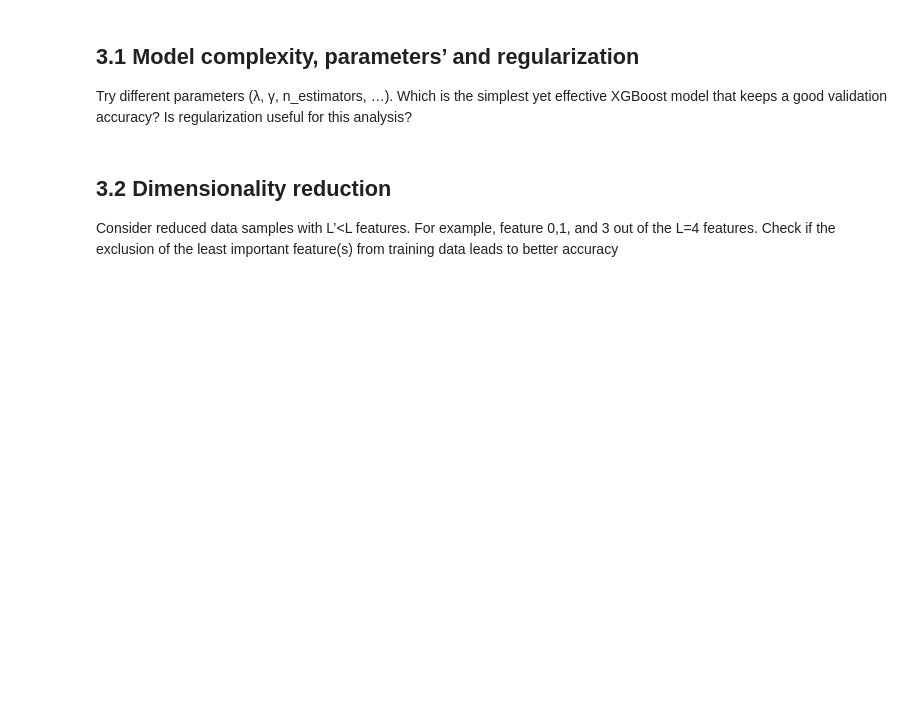
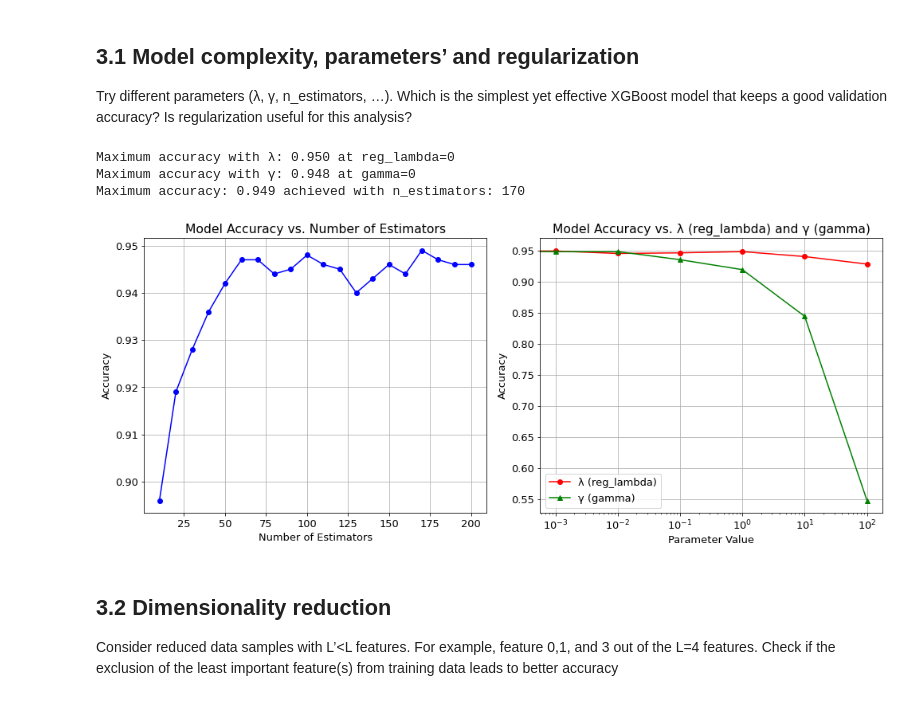
Before and after one commit to lm-schulze/LCP-Mod-B, a Jupyter notebook: Ex3/group2413_exercise3.ipynb, the cells around one changed output. Cells and saved outputs as stored; diff of their text form; code cells hidden in the pictures; blank space fills up the shorter version.

```diff
--- a/Ex3/group2413_exercise3.ipynb
+++ b/Ex3/group2413_exercise3.ipynb
@@ -11,6 +76,77 @@ Study the data in the file x_XGB_24.dat (N=2000 samples) with labels y_XGB_24.da
 # %% [markdown]
 ## 3.1 Model complexity, parameters’ and regularization
 Try different parameters (λ, γ, n_estimators, …). Which is the simplest yet effective XGBoost model that keeps a good validation accuracy? Is regularization useful for this analysis?
+# %%
+# Parameters
+n_estimators_range = range(10, 201, 10)
+reg_lambda_values = [0, 0.001, 0.01, 0.1, 1, 10, 100]
+gamma_values = [0, 0.001, 0.01, 0.1, 1, 10, 100]
+
+# Lists to store results
+accuracies_n_estimators = []
+accuracies_lambda = []
+accuracies_gamma = []
+
+# Loop over vary values
+for n_estimators in n_estimators_range:
+    model = XGBClassifier(seed=1, objective='binary:logistic', n_estimators=n_estimators, use_label_encoder=False, eval_metric='logloss')
+    model.fit(x_train, y_train)
+    accuracies_n_estimators.append(accuracy_score(y_test, model.predict(x_test)))
+
+for reg_lambda in reg_lambda_values:
+    model = XGBClassifier(seed=1, objective='binary:logistic', reg_lambda=reg_lambda, use_label_encoder=False, eval_metric='logloss')
+    model.fit(x_train, y_train)
+    accuracies_lambda.append(accuracy_score(y_test, model.predict(x_test)))
+
+for gamma in gamma_values:
+    model = XGBClassifier(seed=1, objective='binary:logistic', gamma=gamma, use_label_encoder=False, eval_metric='logloss')
+    model.fit(x_train, y_train)
+    accuracies_gamma.append(accuracy_score(y_test, model.predict(x_test)))
+
+# Finding and printing the max values and corresponding parameters
+max_accuracy_lambda = max(accuracies_lambda)
+max_lambda = reg_lambda_values[accuracies_lambda.index(max_accuracy_lambda)]
+print(f"Maximum accuracy: {max_accuracy_lambda:.3f} at reg_lambda={max_lambda}")
+
+max_accuracy_gamma = max(accuracies_gamma)
+max_gamma = gamma_values[accuracies_gamma.index(max_accuracy_gamma)]
+print(f"Maximum accuracy: {max_accuracy_gamma:.3f} at gamma={max_gamma}")
+
+max_accuracy_n_estimators = max(accuracies_n_estimators)
+max_n_estimators = n_estimators_range[accuracies_n_estimators.index(max_accuracy_n_estimators)]
+print(f"Maximum accuracy : {max_accuracy_n_estimators:.3f} at n_estimators={max_n_estimators}")
+# %% [output]
+Maximum accuracy with λ: 0.950 at reg_lambda=0
+Maximum accuracy with γ: 0.948 at gamma=0
+Maximum accuracy: 0.949 achieved with n_estimators: 170
+# %%
+# Create a figure with two subplots
+fig, axs = plt.subplots(1, 2, figsize=(14, 6))
+
+# Plot for the number of estimators on the first subplot
+axs[0].plot(n_estimators_range, accuracies, marker='o', linestyle='-', color='b')
+axs[0].set_title('Model Accuracy vs. Number of Estimators')
+axs[0].set_xlabel('Number of Estimators')
+axs[0].set_ylabel('Accuracy')
+axs[0].grid(True)
+
+# Plot for varying λ (reg_lambda) and γ (gamma) on the second subplot
+axs[1].plot(reg_lambda_values, accuracies_lambda, marker='o', linestyle='-', color='r', label='λ (reg_lambda)')
+axs[1].plot(gamma_values, accuracies_gamma, marker='^', linestyle='-', color='g', label='γ (gamma)')
+axs[1].set_title('Model Accuracy vs. λ (reg_lambda) and γ (gamma)')
+axs[1].set_xlabel('Parameter Value')
+axs[1].set_ylabel('Accuracy')
+axs[1].set_xscale('log')  # Use log scale if appropriate
+axs[1].legend()
+axs[1].grid(True)
+
+# Adjust layout to prevent overlap
+plt.tight_layout()
+
+# Show the plot
+plt.show()
+# %% [output]
+[figure, added]
 # %% [markdown]
 ## 3.2 Dimensionality reduction
 Consider reduced data samples with L’<L features. For example, feature 0,1, and 3 out of the L=4 features. Check if the exclusion of the least important feature(s) from training data leads to better accuracy
```
Also changed, not shown: parts of 3 cells of this notebook.
